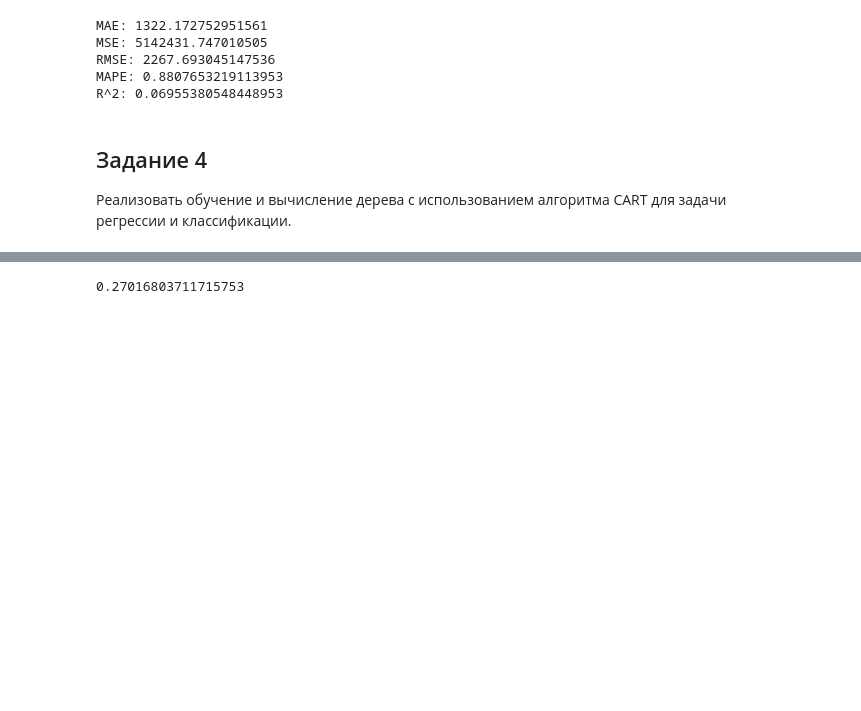
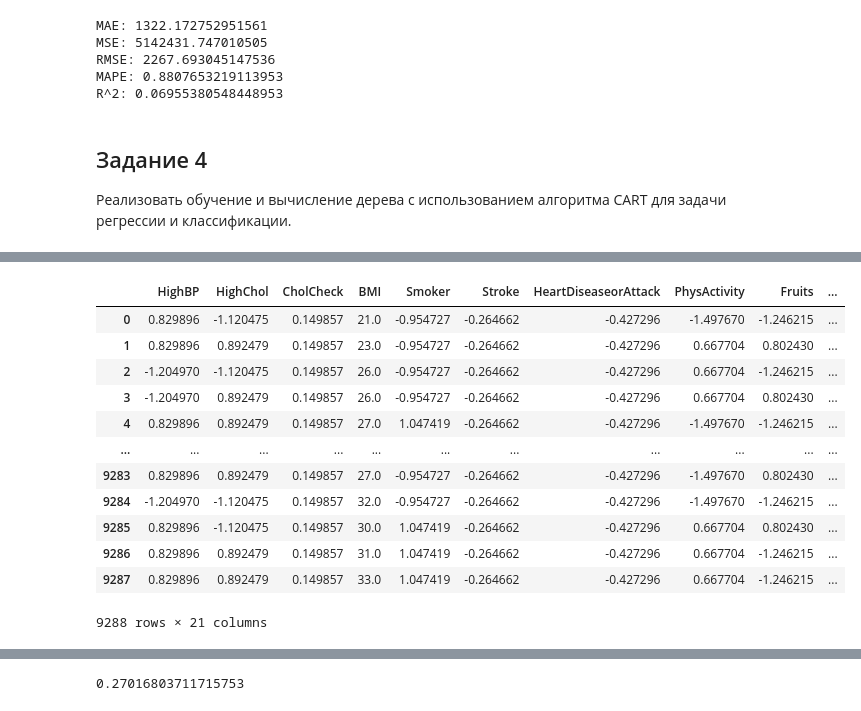
Before and after one commit to ArtGMlg/ML, a Jupyter notebook: notebooks/lab3.ipynb, the cells around one changed output, grey strips where cells are left out. Drawn from its saved outputs; the diff is of its cells as text; code cells hidden in the pictures; blank space fills up the shorter version.

```diff
--- a/notebooks/lab3.ipynb
+++ b/notebooks/lab3.ipynb
@@ -737,0 +809,21 @@ R^2: 0.06955380548448953
+# %%
+bool_cols = [col for col in X_train_rus
+             if np.isin(X_train_rus[col].dropna().unique(), [0, 1]).all()]
+for name in bool_cols:
+    X_train_rus[name] = StandardScaler().fit_transform(X_train_rus[name].values.reshape(-1, 1), y_train_rus)
+# %%
+X_train_rus
+# %% [output]
+|  | HighBP | HighChol | CholCheck | BMI | Smoker | Stroke | HeartDiseaseorAttack | PhysActivity | Fruits | ... |
+| 0 | 0.829896 | -1.120475 | 0.149857 | 21.0 | -0.954727 | -0.264662 | -0.427296 | -1.497670 | -1.246215 | ... |
+| 1 | 0.829896 | 0.892479 | 0.149857 | 23.0 | -0.954727 | -0.264662 | -0.427296 | 0.667704 | 0.802430 | ... |
+| 2 | -1.204970 | -1.120475 | 0.149857 | 26.0 | -0.954727 | -0.264662 | -0.427296 | 0.667704 | -1.246215 | ... |
+| 3 | -1.204970 | 0.892479 | 0.149857 | 26.0 | -0.954727 | -0.264662 | -0.427296 | 0.667704 | 0.802430 | ... |
+| 4 | 0.829896 | 0.892479 | 0.149857 | 27.0 | 1.047419 | -0.264662 | -0.427296 | -1.497670 | -1.246215 | ... |
+| ... | ... | ... | ... | ... | ... | ... | ... | ... | ... | ... |
+| 9283 | 0.829896 | 0.892479 | 0.149857 | 27.0 | -0.954727 | -0.264662 | -0.427296 | -1.497670 | 0.802430 | ... |
+| 9284 | -1.204970 | -1.120475 | 0.149857 | 32.0 | -0.954727 | -0.264662 | -0.427296 | -1.497670 | -1.246215 | ... |
+| 9285 | 0.829896 | -1.120475 | 0.149857 | 30.0 | 1.047419 | -0.264662 | -0.427296 | 0.667704 | 0.802430 | ... |
+| 9286 | 0.829896 | 0.892479 | 0.149857 | 31.0 | 1.047419 | -0.264662 | -0.427296 | 0.667704 | -1.246215 | ... |
+| 9287 | 0.829896 | 0.892479 | 0.149857 | 33.0 | 1.047419 | -0.264662 | -0.427296 | 0.667704 | -1.246215 | ... |
+9288 rows × 21 columns
```
Also changed, not shown: parts of 26 cells of this notebook, 1 other file.
